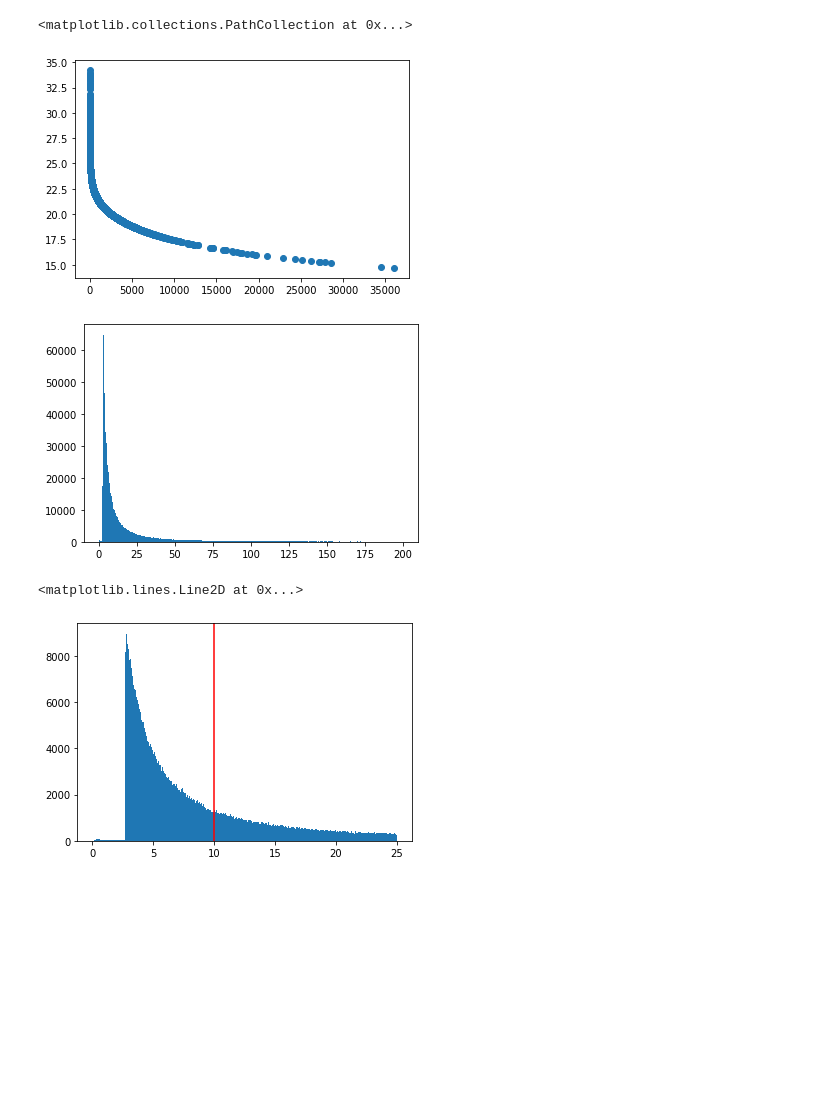
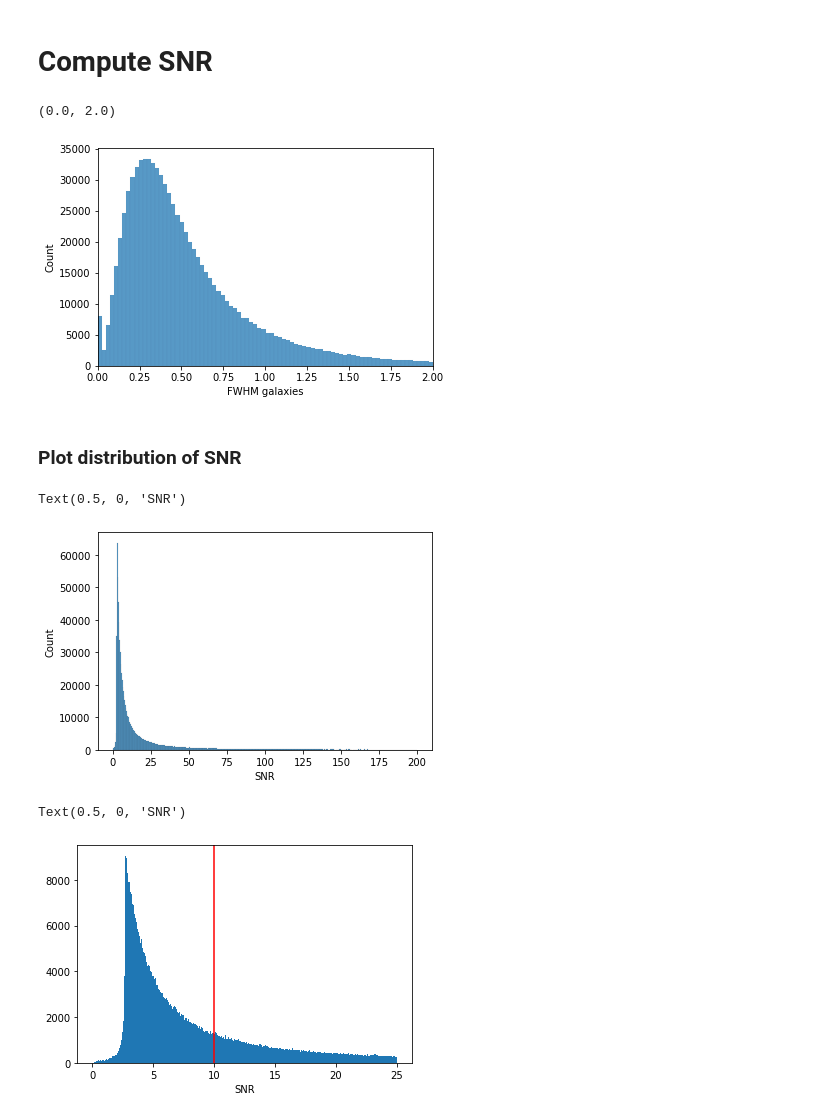
Before and after one commit to b-biswas/MADNESS-legacy, a Jupyter notebook: notebooks/catsim_snr_cut.ipynb, the cells around one changed output. Saved outputs shown, nothing was run; the diff lists cells and outputs as text; code cells hidden in the pictures; blank space fills up the shorter version.

Commit message:
Update snr cut (#67)
* removed distribution form final layer

* modified snr definition

```diff
--- a/notebooks/catsim_snr_cut.ipynb
+++ b/notebooks/catsim_snr_cut.ipynb
@@ -32,6 +35,15 @@ Table length=858502
 # %%
 from galcheat.utilities import mag2counts, mean_sky_level
 import numpy as np
+# %% [markdown]
+# Compute SNR
+# %%
+ax = sns.histplot(2* np.sqrt(catalog["a_d"]*catalog["b_d"]), bins=2000)
+ax.set_xlabel("FWHM galaxies")
+ax.set_xlim((0,2))
+# %% [output]
+(0.0, 2.0)
+[figure, added]
 # %%
 snr = []
 
@@ -40,11 +52,21 @@ snr = []
 
 B = mean_sky_level("LSST", "r").to_value("electron")
 sig_instr = 12.7
-n_eff = 2.266*((.83/.2)**2)
+#n_eff = 2.266*((.83/.2)**2)
 # Assume gain = 1
 
 for row in catalog:
     #print(row['r_ab'])
+
+    # FWHM of galaxy
+    FWHM_row = np.sqrt(row["a_d"]*row["b_d"])
+
+    # convolve with FWHM of PSF
+    FWHM = np.sqrt(FWHM_row**2 + .83**2)
+
+    # compute n_eff
+    n_eff = 2.266*((FWHM/.2)**2)
+
     C = mag2counts(row['r_ab'], "LSST", "r").to_value("electron") # is this correct?
     snr.append(C / np.sqrt(C + ( B + sig_instr**2 ) * n_eff))
 # %%
@@ -54,18 +74,18 @@ import matplotlib.pyplot as plt
-# %%
-plt.scatter(x=snr, y=catalog["r_ab"])
-# %% [output]
-<matplotlib.collections.PathCollection at 0x...>
-[figure, removed]
+# %% [markdown]
+### Plot distribution of SNR
 # %%
-plt.hist(snr[snr<=200], bins=500);
+sns.histplot(snr[snr<=200], bins=500);
+plt.xlabel("SNR")
 # %% [output]
+Text(0.5, 0, 'SNR')
-[figure, old version]
+[figure, new version]
 # %%
 plt.hist(snr[snr<=25], bins=500);
 plt.axvline(10, color='r')
+plt.xlabel("SNR")
 # %% [output]
-<matplotlib.lines.Line2D at 0x...>
+Text(0.5, 0, 'SNR')
-[figure, old version]
+[figure, new version]
 # %%
 import seaborn as sns
 # %%
```
Also changed, not shown: parts of 24 cells of this notebook, 5 other files.
